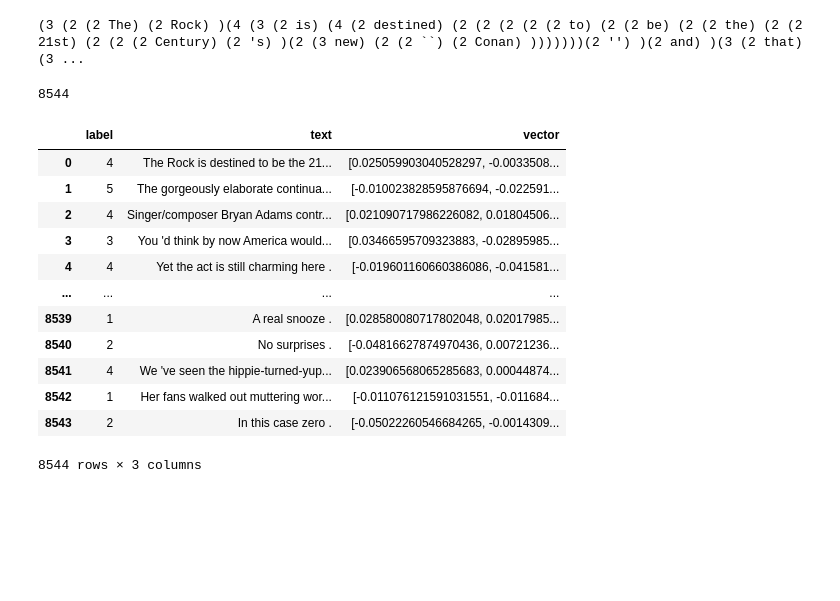
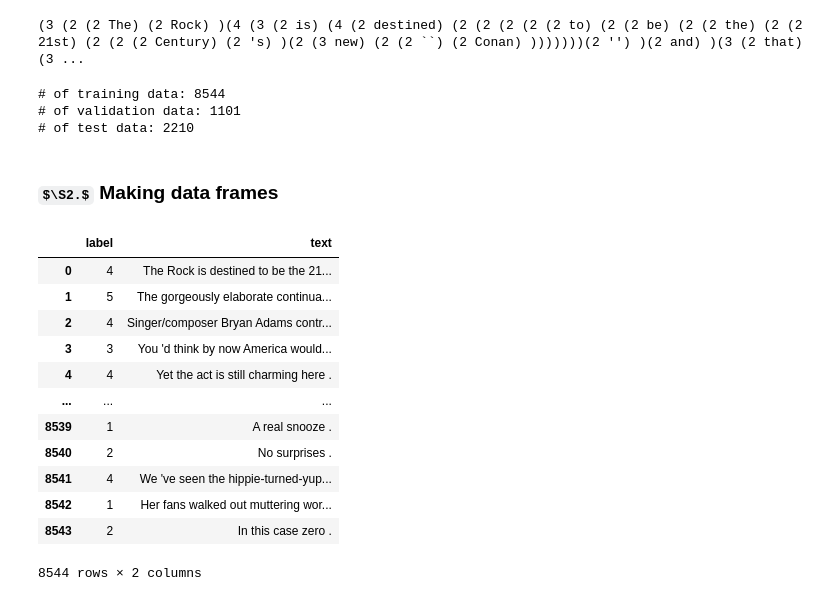
Before and after one commit to dhk628/erdos-deeplearning-sentimentanalysis, a Jupyter notebook: codes/gil/SST-5.ipynb, the cells around one changed output. Saved outputs shown, nothing was run; the diff lists cells and outputs as text; code cells hidden in the pictures; some formulas as TeX source; blank space fills up the shorter version.

```diff
--- a/codes/gil/SST-5.ipynb
+++ b/codes/gil/SST-5.ipynb
@@ -19,29 +27,34 @@ for category in ['train', 'test', 'dev']:
                 item.to_labeled_lines()[0][1]
             ))
 # Print the length of the training set
-print(len(dataset['train']))
+print("# of training data:", len(dataset['train']))
+print("# of validation data:", len(dataset['dev']))
+print("# of test data:", len(dataset['test']))
 # %% [output]
-8544
+# of training data: 8544
+# of validation data: 1101
+# of test data: 2210
+# %% [markdown]
+### $\S2.$ Making data frames
 # %%
 import pandas as pd
 from tqdm import tqdm
 from tqdm import trange
-# %%
-df_train = pd.read_parquet("SST-5_train_august10.parquet")
-df_val = pd.read_parquet("SST-5_validation_august10.parquet")
-df_test = pd.read_parquet("SST-5_test_august10.parquet")
-df_train
-# %% [output]
-|  | label | text | vector |
-| 0 | 4 | The Rock is destined to be the 21... | [0.025059903040528297, -0.0033508... |
-| 1 | 5 | The gorgeously elaborate continua... | [-0.010023828595876694, -0.022591... |
-| 2 | 4 | Singer/composer Bryan Adams contr... | [0.021090717986226082, 0.01804506... |
-| 3 | 3 | You 'd think by now America would... | [0.03466595709323883, -0.02895985... |
-| 4 | 4 | Yet the act is still charming here . | [-0.019601160660386086, -0.041581... |
-| ... | ... | ... | ... |
-| 8539 | 1 | A real snooze . | [0.028580080717802048, 0.02017985... |
-| 8540 | 2 | No surprises . | [-0.04816627874970436, 0.00721236... |
-| 8541 | 4 | We 've seen the hippie-turned-yup... | [0.023906568065285683, 0.00044874... |
-| 8542 | 1 | Her fans walked out muttering wor... | [-0.011076121591031551, -0.011684... |
-| 8543 | 2 | In this case zero . | [-0.05022260546684265, -0.0014309... |
-8544 rows × 3 columns
+# %%
+df_train = pd.read_csv("sst_train.txt", sep="\t", header=None, names=['label','text'], encoding='latin-1')
+df_train['label'] = df_train['label'].str.replace("__label__","")
+df_train
+# %% [output]
+|  | label | text |
+| 0 | 4 | The Rock is destined to be the 21... |
+| 1 | 5 | The gorgeously elaborate continua... |
+| 2 | 4 | Singer/composer Bryan Adams contr... |
+| 3 | 3 | You 'd think by now America would... |
+| 4 | 4 | Yet the act is still charming here . |
+| ... | ... | ... |
+| 8539 | 1 | A real snooze . |
+| 8540 | 2 | No surprises . |
+| 8541 | 4 | We 've seen the hippie-turned-yup... |
+| 8542 | 1 | Her fans walked out muttering wor... |
+| 8543 | 2 | In this case zero . |
+8544 rows × 2 columns
```
Also changed, not shown: parts of 53 cells of this notebook.
